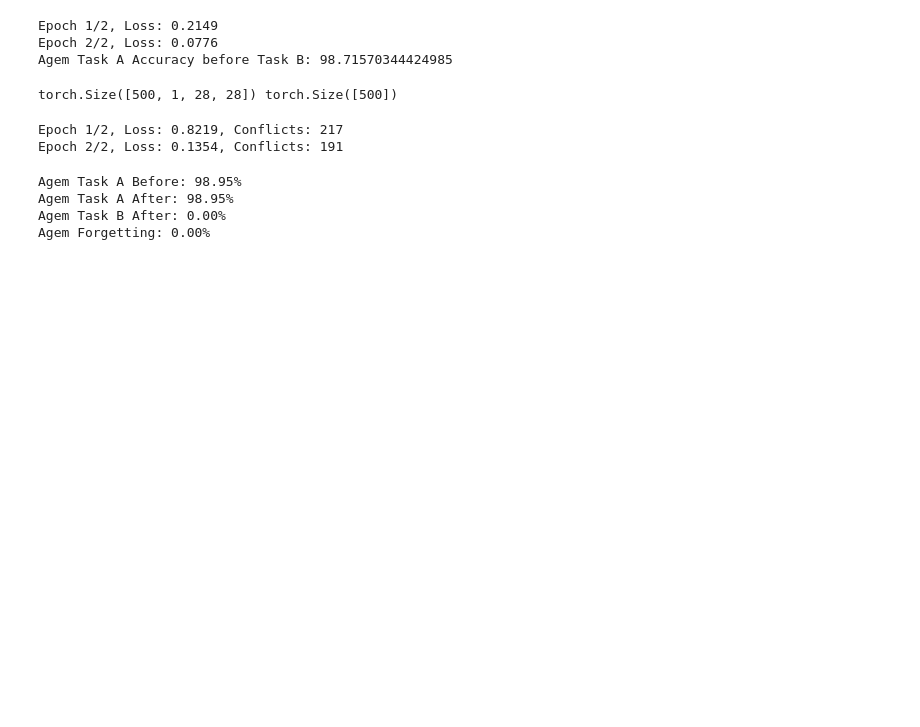
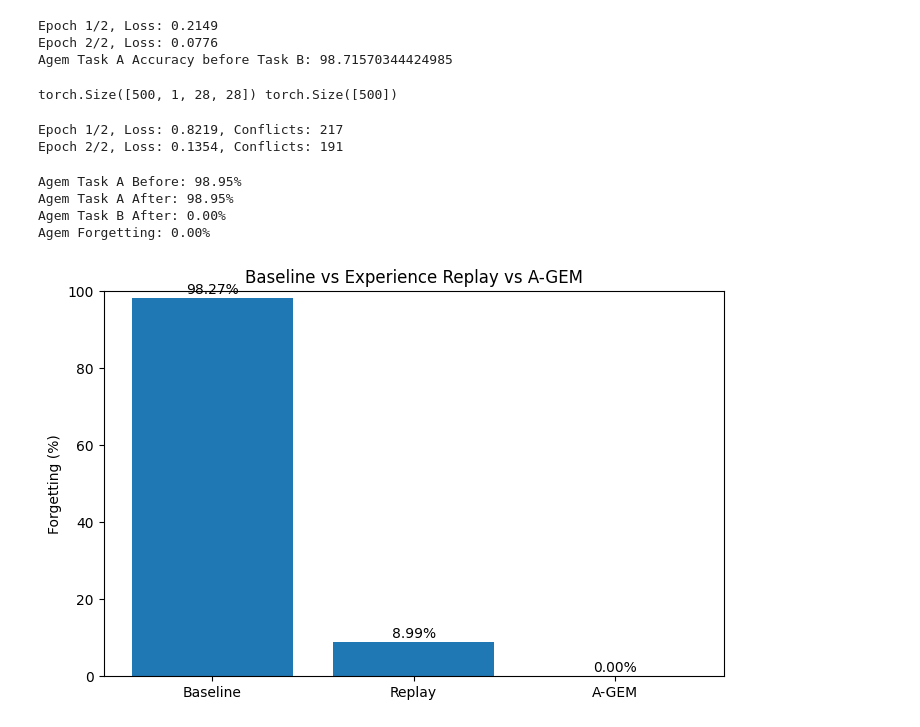
Before and after one commit to shovo896/Continual-Learning, a Jupyter notebook: dyeu.ipynb, the cells around one changed output. Drawn from its saved outputs; the diff is of its cells as text; code cells hidden in the pictures; blank space fills up the shorter version.

```diff
--- a/dyeu.ipynb
+++ b/dyeu.ipynb
@@ -549,3 +549,42 @@ Agem Task A Before: 98.95%
 Agem Task A After: 98.95%
 Agem Task B After: 0.00%
 Agem Forgetting: 0.00%
+# %%
+baseline_forgetting = taskA_acc_before - taskA_acc_after
+replay_forgetting = replay_taskA_before - replay_taskA_after
+agem_forgetting = agem_taskA_before - agem_taskA_after
+
+methods = [
+    "Baseline",
+    "Replay",
+    "A-GEM"
+]
+
+forgetting_values = [
+    baseline_forgetting,
+    replay_forgetting,
+    agem_forgetting
+]
+
+plt.figure(figsize=(8, 5))
+
+plt.bar(
+    methods,
+    forgetting_values
+)
+
+plt.ylabel("Forgetting (%)")
+plt.title("Baseline vs Experience Replay vs A-GEM")
+
+for i, value in enumerate(forgetting_values):
+    plt.text(
+        i,
+        value + 1,
+        f"{value:.2f}%",
+        ha="center"
+    )
+
+plt.ylim(0, 100)
+plt.show()
+# %% [output]
+[figure, added]
```
